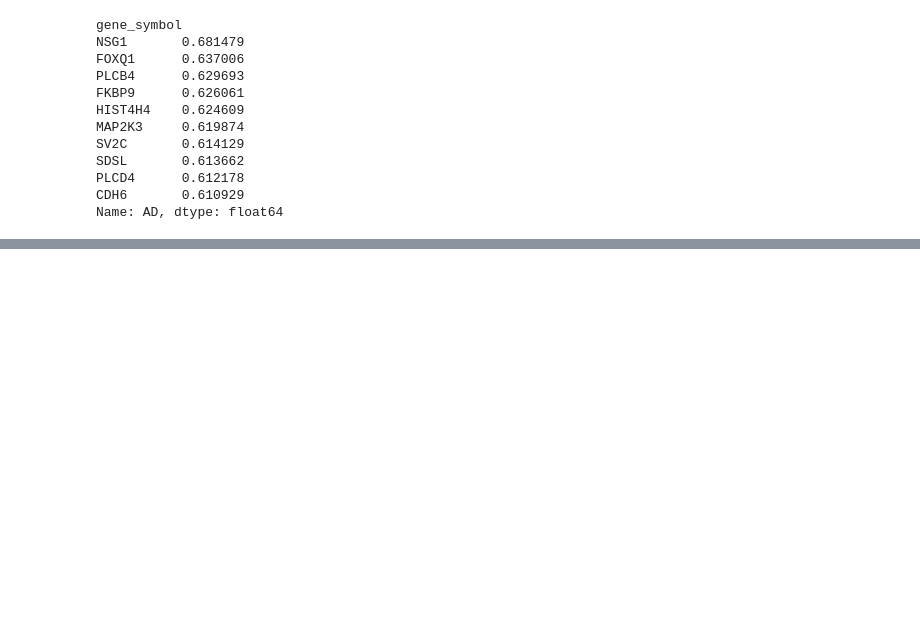
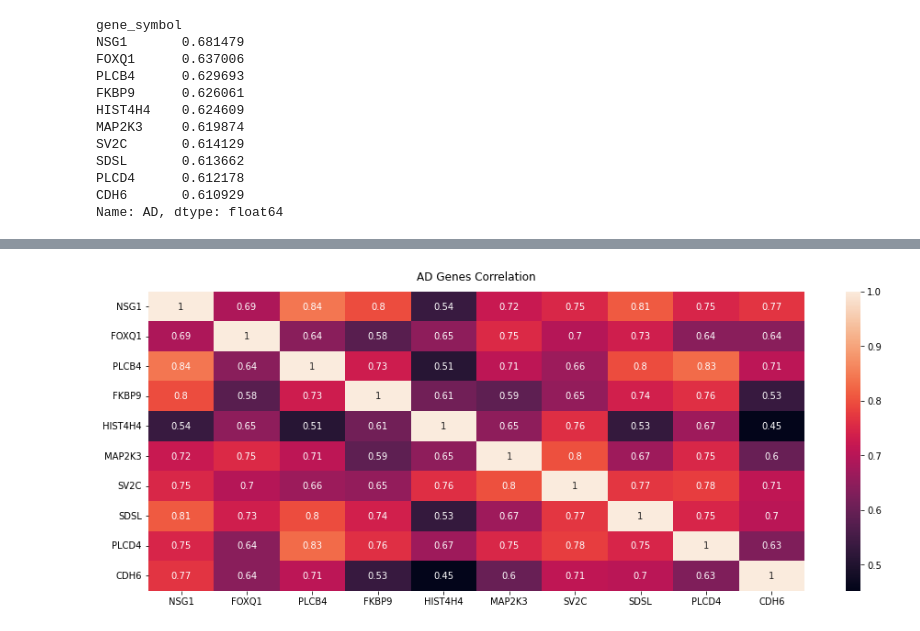
Before and after one commit to voytekresearch/BIRD, a Jupyter notebook: parcellation_ns_abha.ipynb, the cells around one changed output, grey strips where cells are left out. Saved outputs shown, nothing was run; the diff lists cells and outputs as text; code cells hidden in the pictures; blank space fills up the shorter version.

Commit message:
added gene maps and MEG corr

```diff
--- a/parcellation_ns_abha.ipynb
+++ b/parcellation_ns_abha.ipynb
@@ -164,3 +215,16 @@ SDSL       0.613662
 PLCD4      0.612178
 CDH6       0.610929
 Name: AD, dtype: float64
+# %%
+new = pd.DataFrame({
+    'NSG1': expression['NSG1'],
+    'FOXQ1': expression['FOXQ1'],
+    'PLCB4': expression['PLCB4'],
+    'FKBP9': expression['FKBP9'],
+    'HIST4H4': expression['HIST4H4'],
+    'MAP2K3': expression['MAP2K3'],
+    'SV2C': expression['SV2C'],
+    'SDSL': expression['SDSL'],
+    'PLCD4': expression['PLCD4'],
+    'CDH6': expression['CDH6']
+})
@@ -166,0 +243,8 @@ Name: AD, dtype: float64
+# %%
+# AD genes co-expression
+
+plt.figure(figsize=(16, 6))
+new_heat = sns.heatmap(new.corr(), annot=True);
+new_heat.set_title('AD Genes Correlation', fontdict={'fontsize':12}, pad=12);
+# %% [output]
+[figure, added]
```
Also changed, not shown: parts of 15 cells of this notebook, 8 other files.
